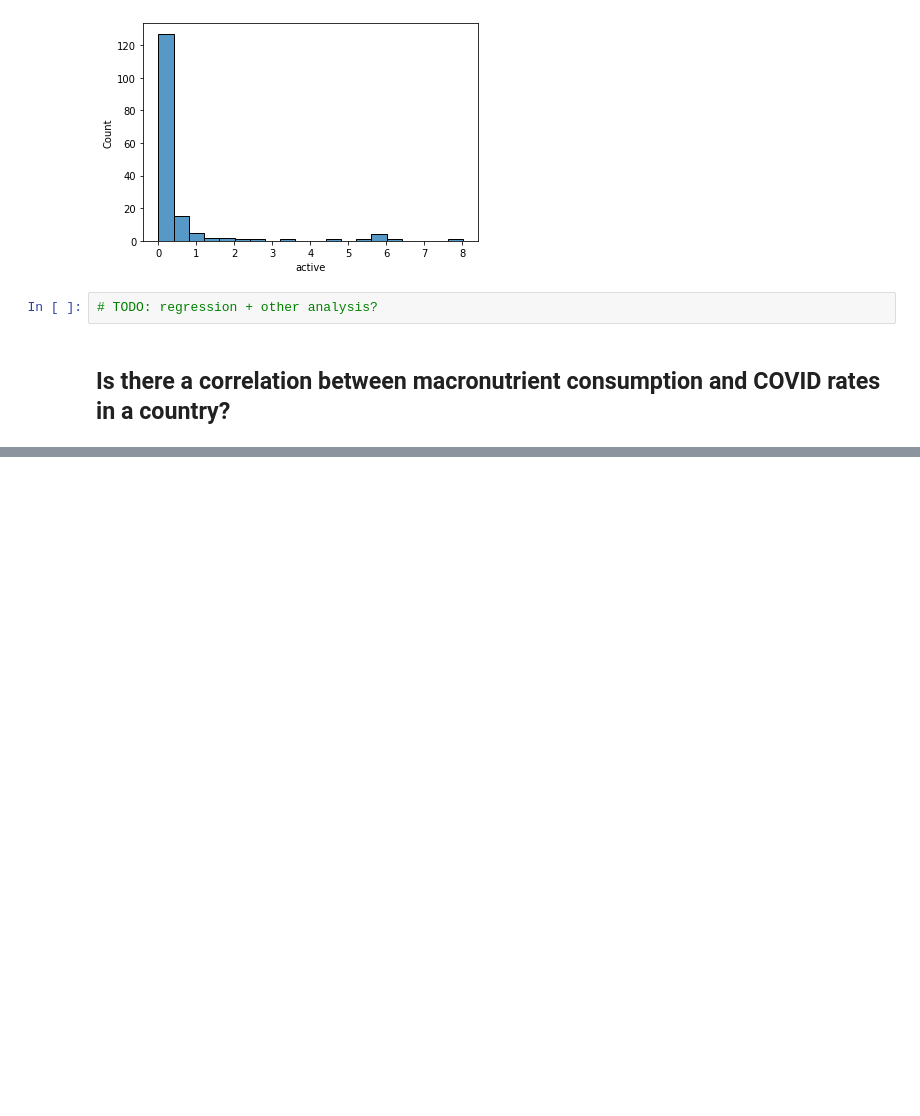
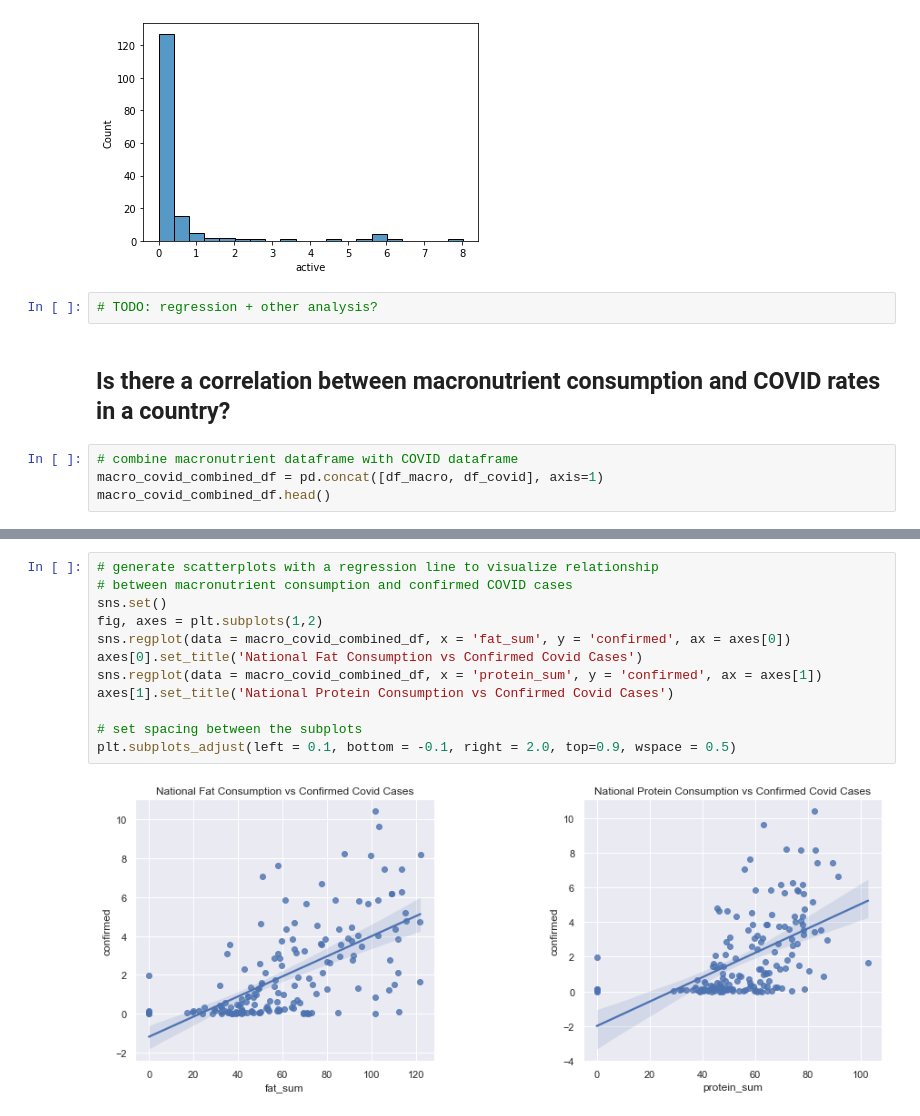
Before and after one commit to chwheo/cogs108-final-project, a Jupyter notebook: EDACheckpointGroup061Sp22.ipynb, the cells around one changed output, grey strips where cells are left out. Saved outputs shown, nothing was run; the diff lists cells and outputs as text; blank space fills up the shorter version.

```diff
--- a/EDACheckpointGroup061Sp22.ipynb
+++ b/EDACheckpointGroup061Sp22.ipynb
@@ -409,3 +409,7 @@ fig3 = sns.histplot(x='active', data=df_covid, stat='count', bins=20)
 # TODO: regression + other analysis?
 # %% [markdown]
 ## Is there a correlation between macronutrient consumption and COVID rates in a country? ##
+# %%
+# combine macronutrient dataframe with COVID dataframe
+macro_covid_combined_df = pd.concat([df_macro, df_covid], axis=1)
+macro_covid_combined_df.head()
@@ -411,0 +423,14 @@ fig3 = sns.histplot(x='active', data=df_covid, stat='count', bins=20)
+# %%
+# generate scatterplots with a regression line to visualize relationship
+# between macronutrient consumption and confirmed COVID cases
+sns.set()
+fig, axes = plt.subplots(1,2)
+sns.regplot(data = macro_covid_combined_df, x = 'fat_sum', y = 'confirmed', ax = axes[0])
+axes[0].set_title('National Fat Consumption vs Confirmed Covid Cases')
+sns.regplot(data = macro_covid_combined_df, x = 'protein_sum', y = 'confirmed', ax = axes[1])
+axes[1].set_title('National Protein Consumption vs Confirmed Covid Cases')
+
+# set spacing between the subplots
+plt.subplots_adjust(left = 0.1, bottom = -0.1, right = 2.0, top=0.9, wspace = 0.5)
+# %% [output]
+[figure, added]
```
Also changed, not shown: parts of 5 cells of this notebook.
